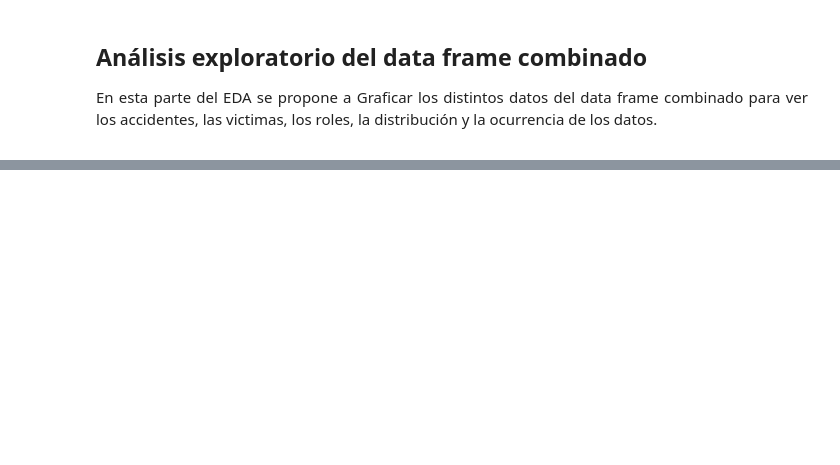
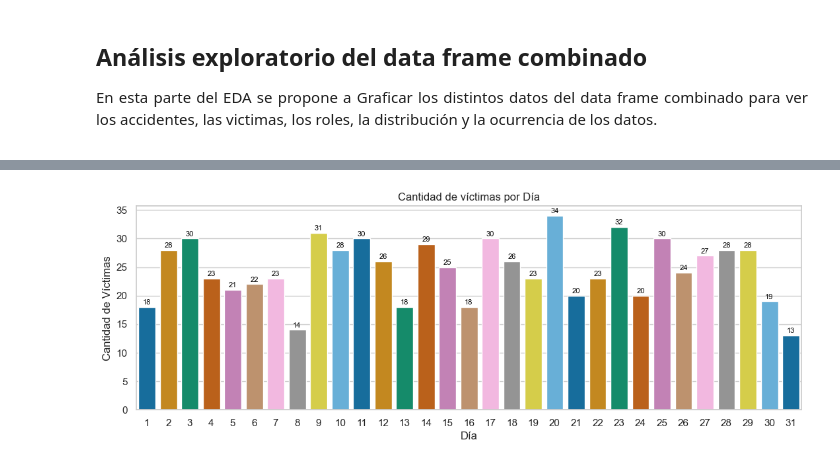
Before and after one commit to ajalvarez75/PI-Siniestros-Viales, a Jupyter notebook: proyecto/EDA_homicidios.ipynb, the cells around one changed output, grey strips where cells are left out. Cells and saved outputs as stored; diff of their text form; code cells hidden in the pictures; blank space fills up the shorter version.

```diff
--- a/proyecto/EDA_homicidios.ipynb
+++ b/proyecto/EDA_homicidios.ipynb
@@ -1243,0 +1360,23 @@ En esta parte del EDA se propone a Graficar los distintos datos del data frame c
+# %%
+# Se agrupa por la cantidad de víctimas por día.
+solo_dia = df_combinado.groupby(['Día'])['Número De Víctimas'].sum().reset_index()
+solo_dia["Día"] = solo_dia["Día"].astype("str")  # Convertir a tipo string
+
+# Se grafica.
+plt.figure(figsize=(13, 4))
+
+ax = sns.barplot(x='Día', y='Número De Víctimas', data=solo_dia, hue='Día', palette="colorblind", legend=False)
+ax.set_title('Cantidad de víctimas por Día')
+ax.set_xlabel('Día')
+ax.set_ylabel('Cantidad de Víctimas')
+
+# Agregar etiquetas de número de víctimas en cada barra.
+for p in ax.patches:
+    ax.annotate(f'{int(p.get_height())}', (p.get_x() + p.get_width() / 2., p.get_height()),
+                ha='center', va='center', fontsize=8, color='black', xytext=(0, 5),
+                textcoords='offset points')
+
+# Se muestra el gráfico.
+plt.show()
+# %% [output]
+[figure, added]
```
Also changed, not shown: parts of 47 cells of this notebook, 3 other files.
